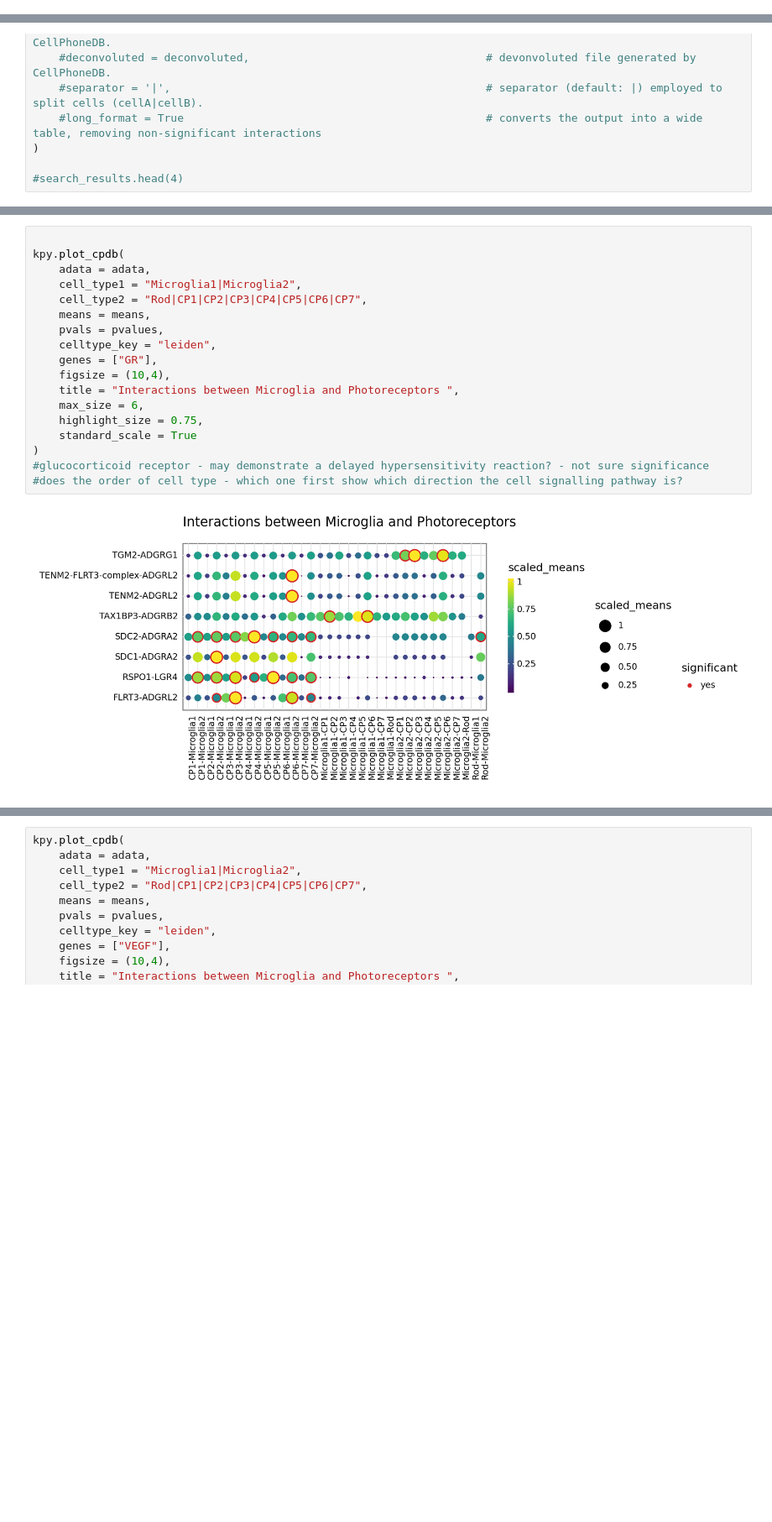
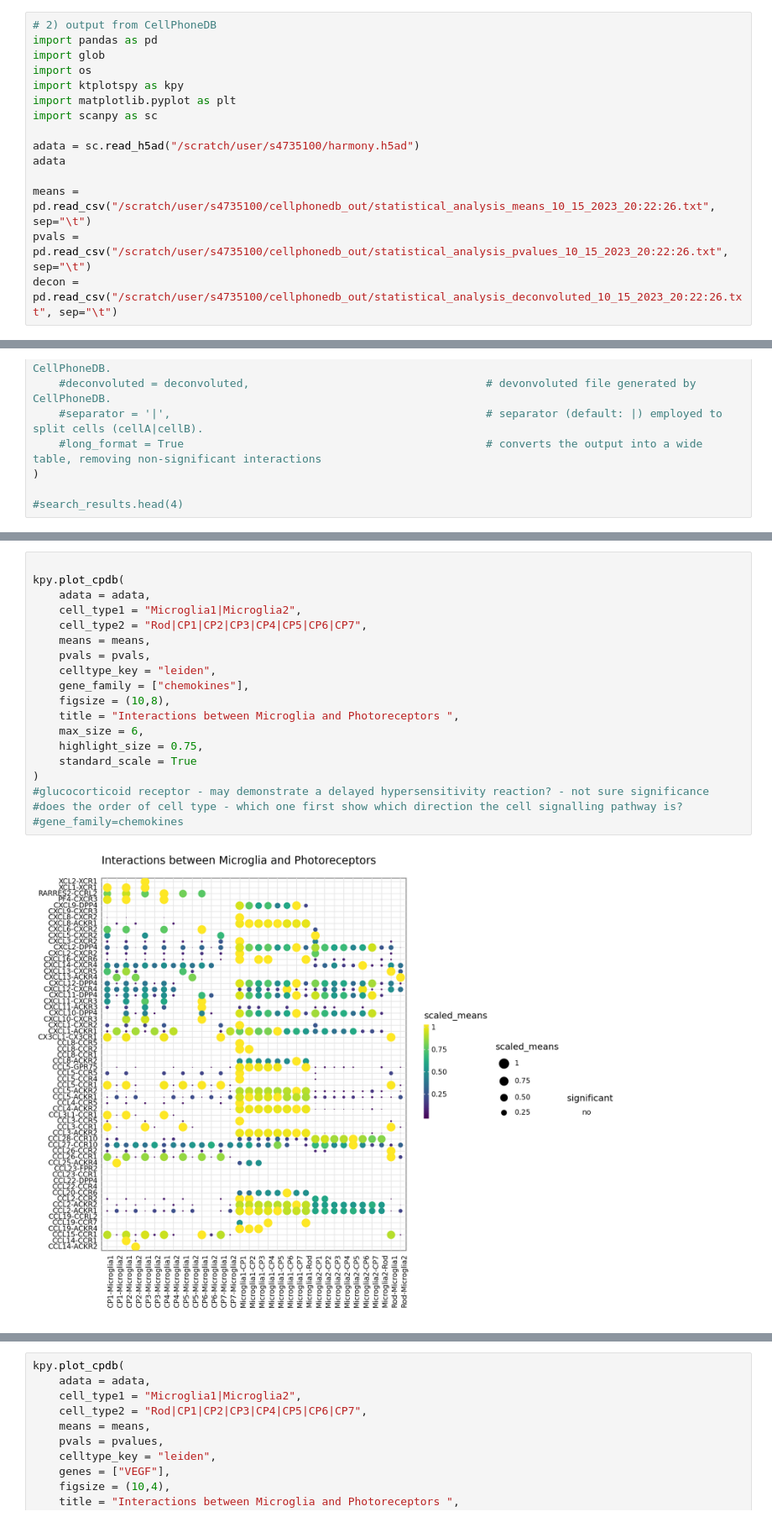
Before and after one commit to tuonglab/Charlotte, a Jupyter notebook: notebooks/medi7281_cpdb.ipynb, the cells around one changed output, grey strips where cells are left out. Shown at 84% size. Saved outputs shown, nothing was run; the diff lists cells and outputs as text; blank space fills up the shorter version.

```diff
--- a/notebooks/medi7281_cpdb.ipynb
+++ b/notebooks/medi7281_cpdb.ipynb
@@ -160,6 +160,21 @@ significant_means.head(3)
 | 2830 | CPI-CC032B985F7 | Glutamate_byGLS2_and_SLC17A7_Glut... | complex:Glutamate_byGLS2_and_SLC17A7 | complex:Glutamate_Kainate_3_5_com... | NaN | NaN | True | False | ... |
 | 39 | CPI-SS0FF6CFDCA | ADORA3_ENTPD1 | simple:P0DMS8 | simple:P49961 | ADORA3 | ENTPD1 | False | True | ... |
 3 rows × 541 columns
+# %%
+# 2) output from CellPhoneDB
+import pandas as pd
+import glob
+import os
+import ktplotspy as kpy
+import matplotlib.pyplot as plt
+import scanpy as sc
+
+adata = sc.read_h5ad("/scratch/user/s4735100/harmony.h5ad")
+adata
+
+means = pd.read_csv("/scratch/user/s4735100/cellphonedb_out/statistical_analysis_means_10_15_2023_20:22:26.txt", sep="\t")
+pvals = pd.read_csv("/scratch/user/s4735100/cellphonedb_out/statistical_analysis_pvalues_10_15_2023_20:22:26.txt", sep="\t")
+decon = pd.read_csv("/scratch/user/s4735100/cellphonedb_out/statistical_analysis_deconvoluted_10_15_2023_20:22:26.txt", sep="\t")
 # %%
 #not too sure about the function of this code, and what should I input, considering there was so many cell types and genes??
 #Do i need to research what genes are expected to mediate the interactions?
@@ -194,20 +210,21 @@ kpy.plot_cpdb_heatmap(
 # %%
 
 kpy.plot_cpdb(
     adata = adata,
     cell_type1 = "Microglia1|Microglia2",
     cell_type2 = "Rod|CP1|CP2|CP3|CP4|CP5|CP6|CP7",
     means = means,
-    pvals = pvalues,
+    pvals = pvals,
     celltype_key = "leiden",
-    genes = ["GR"],
-    figsize = (10,4),
+    gene_family = ["chemokines"],
+    figsize = (10,8),
     title = "Interactions between Microglia and Photoreceptors ",
     max_size = 6,
     highlight_size = 0.75,
     standard_scale = True
 )
 #glucocorticoid receptor - may demonstrate a delayed hypersensitivity reaction? - not sure significance
 #does the order of cell type - which one first show which direction the cell signalling pathway is?
+#gene_family=chemokines
 # %% [output]
-[figure, old version]
+[figure, new version]
```
Also changed, not shown: parts of 7 cells of this notebook.
